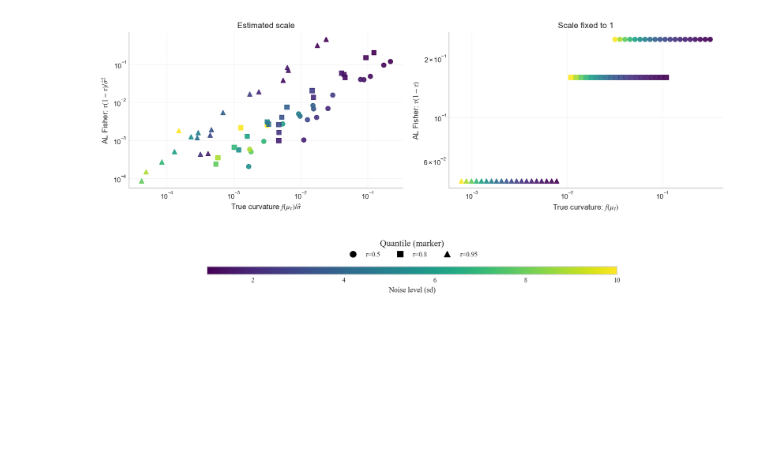
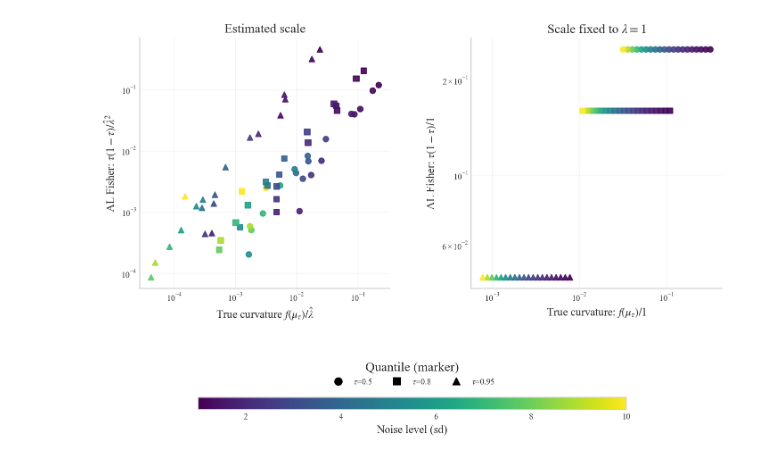
Before and after one commit to AndreaThomNava/LaGP, a Jupyter notebook: notebooks/paper/estimated_scale.ipynb, the cells around one changed output. Saved outputs shown, nothing was run; the diff lists cells and outputs as text; code cells hidden in the pictures; blank space fills up the shorter version.

Commit message:
plotting changes in estimated_scale

```diff
--- a/notebooks/paper/estimated_scale.ipynb
+++ b/notebooks/paper/estimated_scale.ipynb
@@ -36,9 +36,9 @@ def set_style():
         "font.family": "serif",
         "font.serif": ["Times New Roman", "Times", "STIXGeneral", "DejaVu Serif"],
         "mathtext.fontset": "stix",
-        "font.size": 12,
-        "axes.titlesize": 11,
-        "axes.labelsize": 10,
+        "font.size": 14,
+        "axes.titlesize": 14,
+        "axes.labelsize": 12,
         "xtick.labelsize": 9,
         "ytick.labelsize": 9,
         "legend.fontsize": 9,
@@ -172,10 +182,14 @@ marker_map = {q: markers[i % len(markers)] for i, q in enumerate(quantiles)}
 noise_arr = np.asarray(noise_levels, dtype=float).reshape(-1)
 norm_ = plt.Normalize(vmin=noise_arr.min(), vmax=noise_arr.max())
 cmap = plt.cm.viridis  # or any other colormap you like
-plt.style.use("seaborn-v0_8-whitegrid")
+
+#plt.style.use("seaborn-v0_8-whitegrid")
 # side-by-side axes
-fig, (ax1, ax2) = plt.subplots(1, 2, figsize=(12, 5), sharex=False, sharey=False)
 set_style()
+fig, (ax1, ax2) = plt.subplots(1, 2, figsize=(10, 6), sharex=False, sharey=False)
+ax1.set_box_aspect(1)
+ax2.set_box_aspect(1)
+
 for q in quantiles:
     densities = np.asarray(results[q]["densities"], dtype=float).reshape(-1)  # true f_Y(mu_q)
     scales    = np.asarray(results[q]["scales"],    dtype=float).reshape(-1)  # estimated AL scale
@@ -206,39 +220,41 @@ for q in quantiles:
     ax2.set_yscale("log")
 
 ax1.set_title("Estimated scale")
-ax1.set_xlabel(r"True curvature $f(\mu_{\tau})/\hat\sigma$")
-ax1.set_ylabel(r"AL Fisher: $\tau(1-\tau)/\hat\sigma^2$")
+ax1.set_xlabel(r"True curvature $f(\mu_{\tau})/\hat\lambda$")
+ax1.set_ylabel(r"AL Fisher: $\tau(1-\tau)/\hat\lambda^2$")
 
-ax2.set_title("Scale fixed to 1")
-ax2.set_xlabel(r"True curvature: $f(\mu_{\tau})$")
-ax2.set_ylabel(r"AL Fisher: $\tau(1-\tau)$")
+ax2.set_title(r"Scale fixed to $\lambda = 1$")
+ax2.set_xlabel(r"True curvature: $f(\mu_{\tau})/1$")
+ax2.set_ylabel(r"AL Fisher: $\tau(1-\tau)/1$")
 
 # --- bottom legend (quantiles) ---
 quantile_handles = [
     Line2D([0], [0], marker=marker_map[q], linestyle='None',
            color='black', markersize=8, label=f"{r"$\tau$"}={q}")
     for q in quantiles
 ]
 leg = fig.legend(
     handles=quantile_handles,
     title="Quantile (marker)",
     loc="lower center",
     ncol=len(quantiles),
     bbox_to_anchor=(0.5, 0.06)   # ABOVE the colorbar
 )
 
 # --- colorbar below the legend ---
 sm = ScalarMappable(norm=norm_, cmap=cmap)
 sm.set_array([])
 
 # Make space at the bottom for BOTH legend + colorbar
 plt.tight_layout(rect=[0, 0.22, 1, 1])
 
 # Put the colorbar in its own dedicated axis at the very bottom
 cax = fig.add_axes([0.18, 0.02, 0.64, 0.03])  # [left, bottom, width, height]
 cbar = fig.colorbar(sm, cax=cax, orientation="horizontal")
 cbar.set_label("Noise level (sd)")
 
+plt.tight_layout(rect=[0, 0.22, 1, 1])
+plt.savefig("al_fisher_vs_curvature.pdf", bbox_inches="tight", dpi=300)
 plt.show()
 # %% [output]
-[figure, old version]
+[figure, new version]
```
Also changed, not shown: parts of 2 cells of this notebook.
